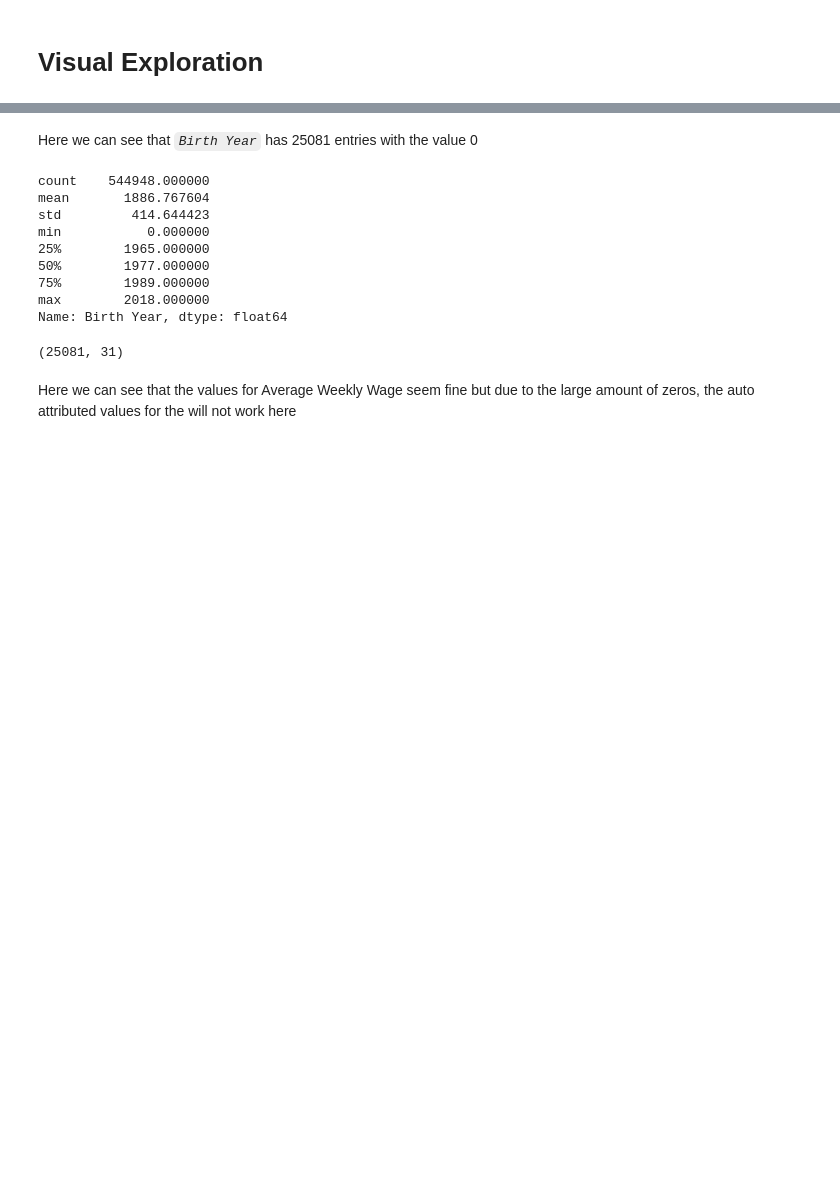
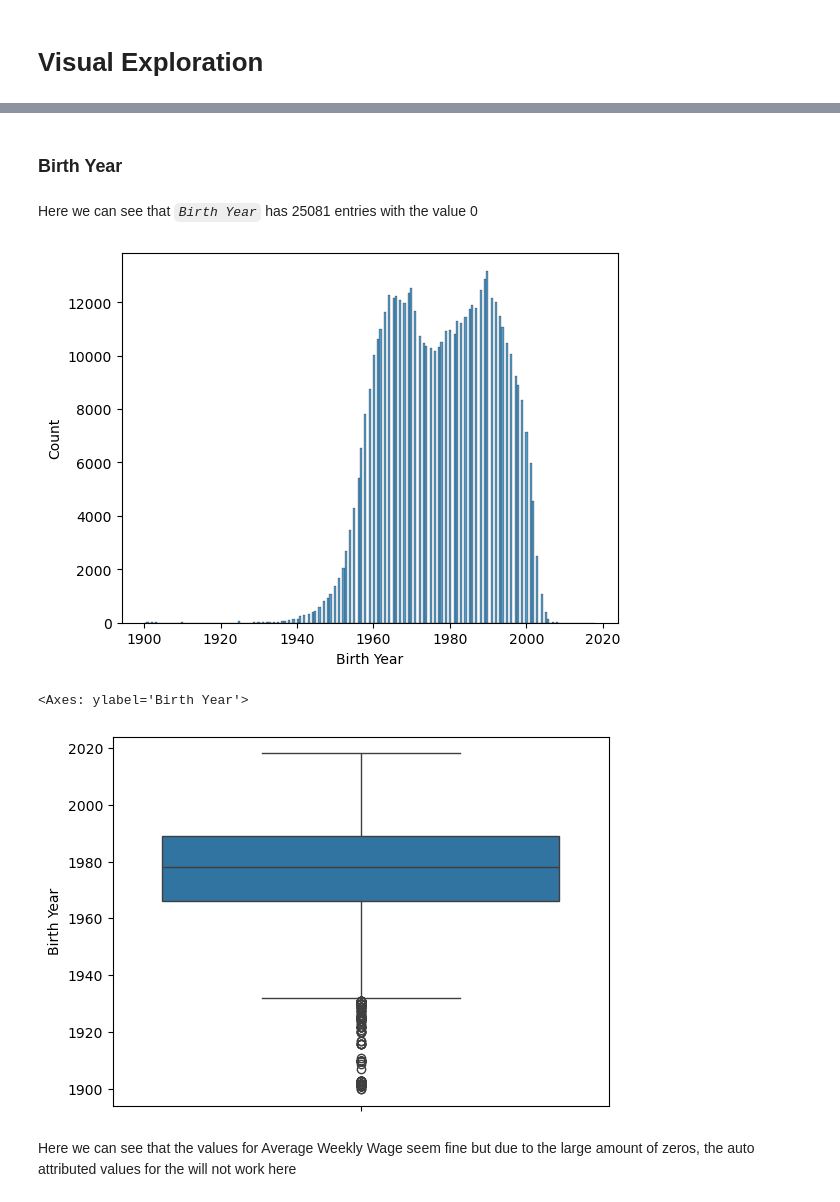
Before and after one commit to tmnstraub/ML_Group36, a Jupyter notebook: src/Group36.ipynb, the cells around one changed output, grey strips where cells are left out. Saved outputs shown, nothing was run; the diff lists cells and outputs as text; code cells hidden in the pictures; blank space fills up the shorter version.

```diff
--- a/src/Group36.ipynb
+++ b/src/Group36.ipynb
@@ -176,18 +179,16 @@ We can see by the histograms that _`Average Weekly Wage`_ has really small value
+# %% [markdown]
+### Birth Year
 # %% [markdown]
 Here we can see that _`Birth Year`_ has 25081 entries with the value 0
-# %%
-df[df['Birth Year'] == 0].shape
-# %% [output]
-count    544948.000000
-mean       1886.767604
-std         414.644423
-min           0.000000
-25%        1965.000000
-50%        1977.000000
-75%        1989.000000
-max        2018.000000
-Name: Birth Year, dtype: float64
-(25081, 31)
+# %%
+sns.histplot(df[df['Birth Year'] > 0]['Birth Year'],)
+plt.show()
+
+sns.boxplot(df[df['Birth Year'] > 0]['Birth Year'])
+# %% [output]
+[figure, added]
+<Axes: ylabel='Birth Year'>
+[figure, added]
 # %% [markdown]
 Here we can see that the values for Average Weekly Wage seem fine but due to the large amount of zeros, the auto attributed values for the will not work here
 # %%
```
Also changed, not shown: parts of 19 cells of this notebook.
